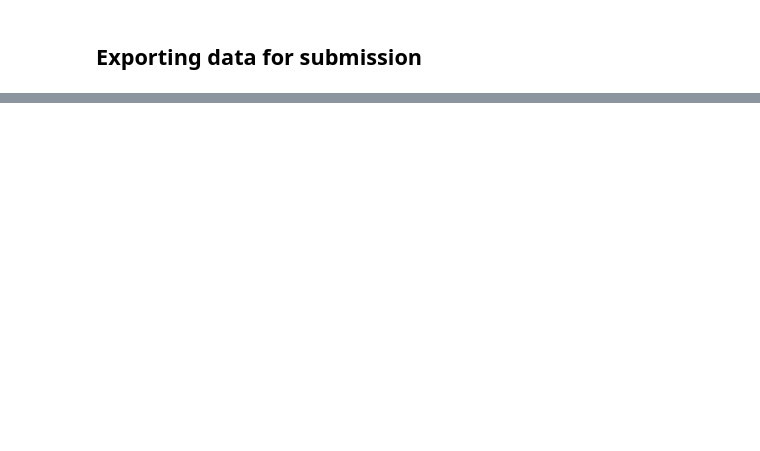
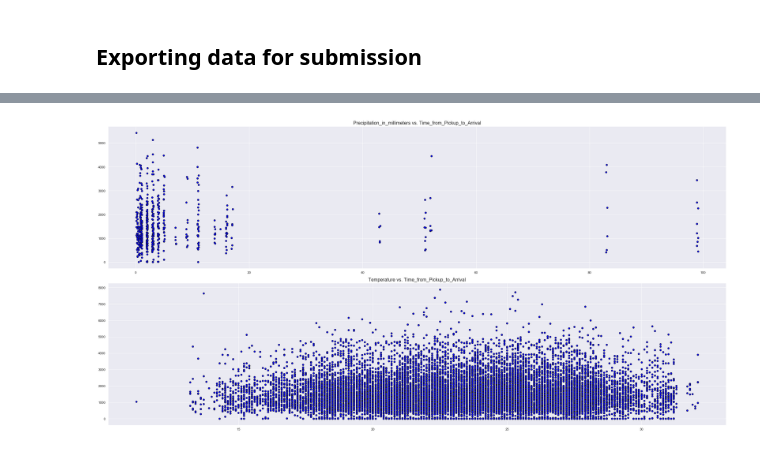
Before and after one commit to Thabo-5/regression10, a Jupyter notebook: BasicNotebook.ipynb, the cells around one changed output, grey strips where cells are left out. Saved outputs shown, nothing was run; the diff lists cells and outputs as text; code cells hidden in the pictures; blank space fills up the shorter version.

```diff
--- a/BasicNotebook.ipynb
+++ b/BasicNotebook.ipynb
@@ -176,0 +382,4 @@ submission.to_csv('submission.csv')
+# %%
+train_set = pd.read_csv('Train.csv')
+unseen_set = pd.read_csv('Test.csv')
+riders_set = pd.read_csv('Riders.csv')
@@ -176,0 +404,3 @@ submission.to_csv('submission.csv')
+# %%
+train_set.columns = [col.replace(" ","_") for col in train_set.columns]
+train_set.head()
@@ -176,0 +439,12 @@ submission.to_csv('submission.csv')
+# %%
+fig, axs = plt.subplots(2,1, figsize=(30,15),)
+fig.subplots_adjust(hspace = 0.5, wspace=.2)
+axs = axs.ravel()
+
+for index, column in enumerate(train_set.iloc[:,-8:-6].columns):
+    axs[index-1].set_title("{} vs. Time_from_Pickup_to_Arrival".format(column),fontsize=16)
+    axs[index-1].scatter(x=train_set.iloc[:,-8:-6][column],y=train_set['Time_from_Pickup_to_Arrival'],color='blue',edgecolor='k')
+
+fig.tight_layout(pad=1)
+# %% [output]
+[figure, added]
```
Also changed, not shown: parts of 98 cells of this notebook.
